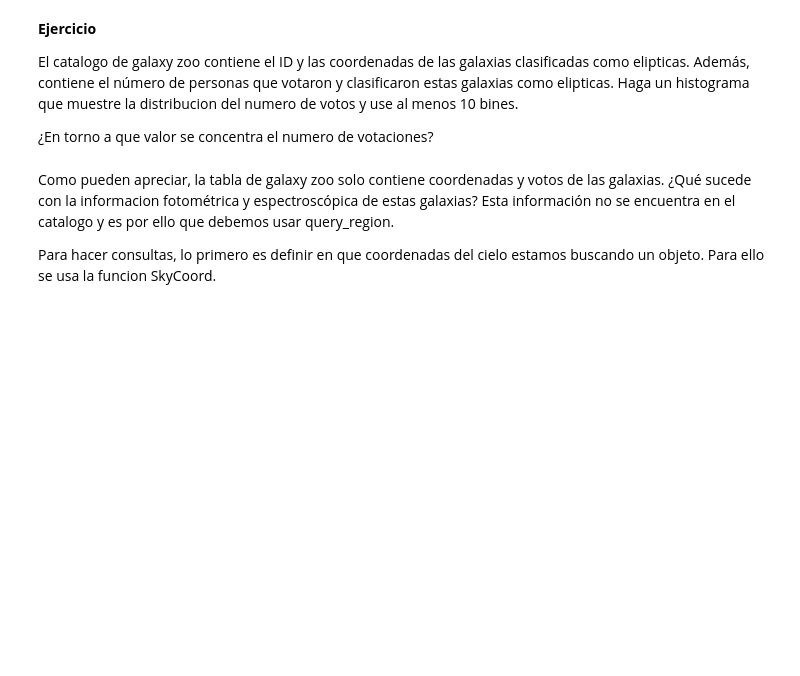
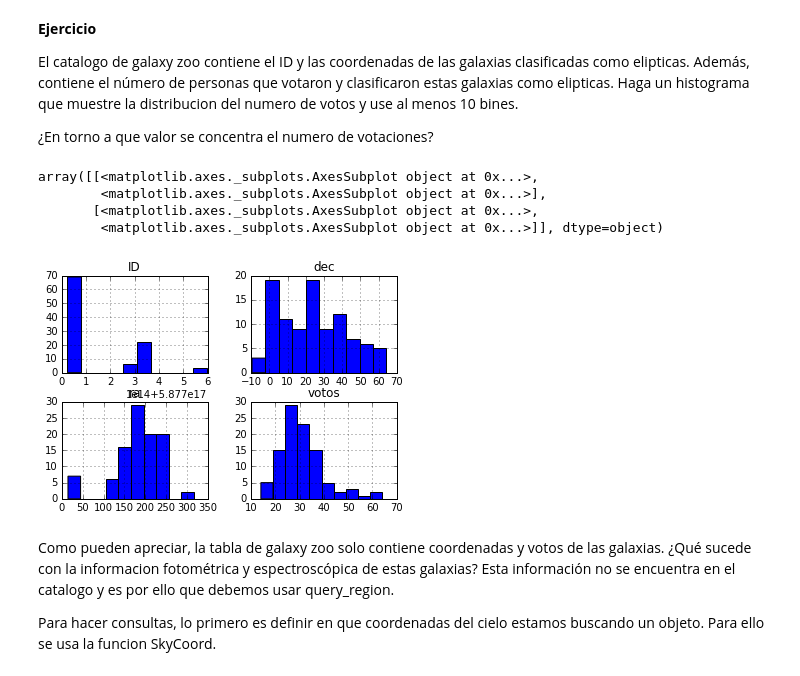
Before and after one commit to rpmunoz/PentaUC, a Jupyter notebook: Astronomia era informacion/Pautas talleres/Taller 9 - Fotometria, imagenes y espectros del SDSS.ipynb, the cells around one changed output. Cells and saved outputs as stored; diff of their text form; code cells hidden in the pictures; blank space fills up the shorter version.

```diff
--- a/Astronomia era informacion/Pautas talleres/Taller 9 - Fotometria, imagenes y espectros del SDSS.ipynb
+++ b/Astronomia era informacion/Pautas talleres/Taller 9 - Fotometria, imagenes y espectros del SDSS.ipynb
@@ -43,6 +44,13 @@ El catalogo de galaxy zoo contiene el ID y las coordenadas de las galaxias clasi
 ¿En torno a que valor se concentra el numero de votaciones?
 # %%
 # Su codigo y respuesta aqui
+cat_galaxyzoo.hist()
+# %% [output]
+array([[<matplotlib.axes._subplots.AxesSubplot object at 0x...>,
+        <matplotlib.axes._subplots.AxesSubplot object at 0x...>],
+       [<matplotlib.axes._subplots.AxesSubplot object at 0x...>,
+        <matplotlib.axes._subplots.AxesSubplot object at 0x...>]], dtype=object)
+[figure, added]
 # %% [markdown]
 Como pueden apreciar, la tabla de galaxy zoo solo contiene coordenadas y votos de las galaxias. ¿Qué sucede con la informacion fotométrica y espectroscópica de estas galaxias? Esta información no se encuentra en el catalogo y es por ello que debemos usar query_region.
 
```
Also changed, not shown: parts of 24 cells of this notebook.
